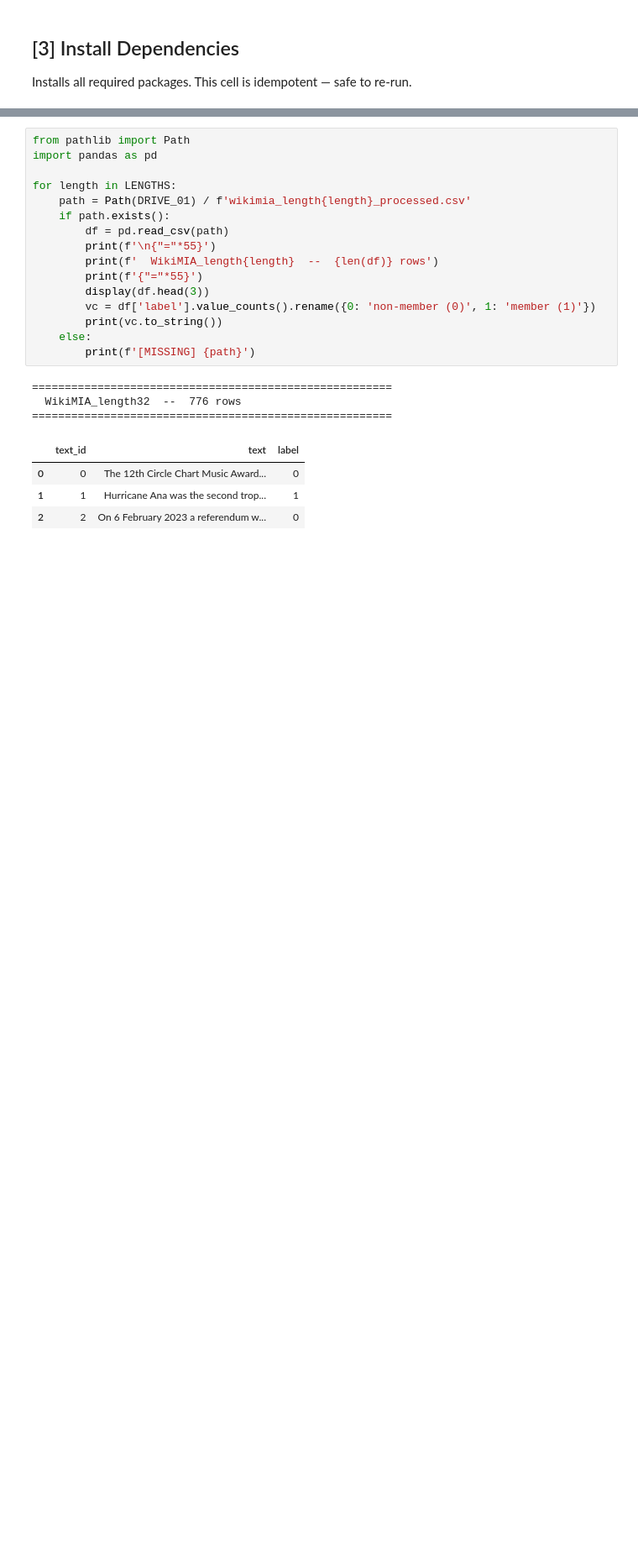
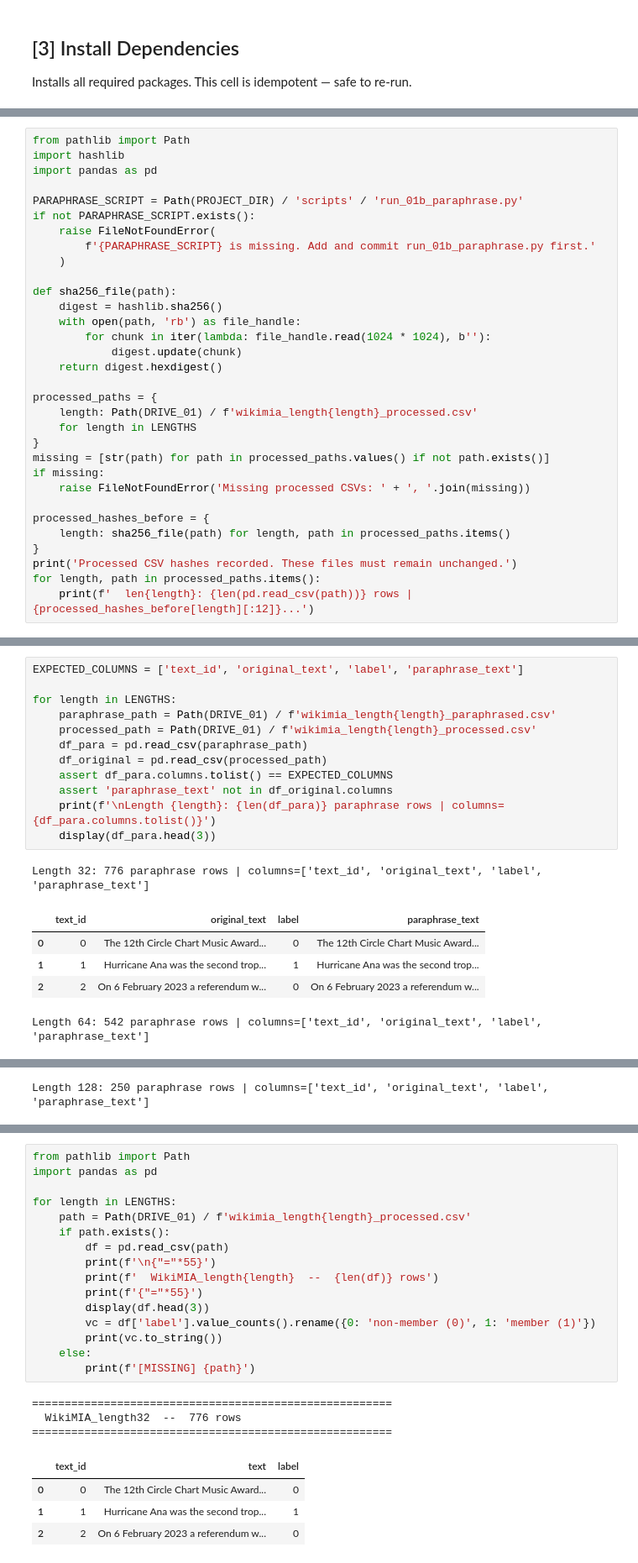
Before and after one commit to dazzlear/ai-final-project, a Jupyter notebook: master_notebook.ipynb, the cells around one changed output, grey strips where cells are left out. Shown at 84% size. Saved outputs shown, nothing was run; the diff lists cells and outputs as text; blank space fills up the shorter version.

```diff
--- a/master_notebook.ipynb
+++ b/master_notebook.ipynb
@@ -163,0 +205,32 @@ Member (label=1) and non-member (label=0) counts should be equal for all lengths
+# %%
+from pathlib import Path
+import hashlib
+import pandas as pd
+
+PARAPHRASE_SCRIPT = Path(PROJECT_DIR) / 'scripts' / 'run_01b_paraphrase.py'
+if not PARAPHRASE_SCRIPT.exists():
+    raise FileNotFoundError(
+        f'{PARAPHRASE_SCRIPT} is missing. Add and commit run_01b_paraphrase.py first.'
+    )
+
+def sha256_file(path):
+    digest = hashlib.sha256()
+    with open(path, 'rb') as file_handle:
+        for chunk in iter(lambda: file_handle.read(1024 * 1024), b''):
+            digest.update(chunk)
+    return digest.hexdigest()
+
+processed_paths = {
+    length: Path(DRIVE_01) / f'wikimia_length{length}_processed.csv'
+    for length in LENGTHS
+}
+missing = [str(path) for path in processed_paths.values() if not path.exists()]
+if missing:
+    raise FileNotFoundError('Missing processed CSVs: ' + ', '.join(missing))
+
+processed_hashes_before = {
+    length: sha256_file(path) for length, path in processed_paths.items()
+}
+print('Processed CSV hashes recorded. These files must remain unchanged.')
+for length, path in processed_paths.items():
+    print(f'  len{length}: {len(pd.read_csv(path))} rows | {processed_hashes_before[length][:12]}...')
@@ -163,0 +322,19 @@ Member (label=1) and non-member (label=0) counts should be equal for all lengths
+# %%
+EXPECTED_COLUMNS = ['text_id', 'original_text', 'label', 'paraphrase_text']
+
+for length in LENGTHS:
+    paraphrase_path = Path(DRIVE_01) / f'wikimia_length{length}_paraphrased.csv'
+    processed_path = Path(DRIVE_01) / f'wikimia_length{length}_processed.csv'
+    df_para = pd.read_csv(paraphrase_path)
+    df_original = pd.read_csv(processed_path)
+    assert df_para.columns.tolist() == EXPECTED_COLUMNS
+    assert 'paraphrase_text' not in df_original.columns
+    print(f'\nLength {length}: {len(df_para)} paraphrase rows | columns={df_para.columns.tolist()}')
+    display(df_para.head(3))
+# %% [output]
+Length 32: 776 paraphrase rows | columns=['text_id', 'original_text', 'label', 'paraphrase_text']
+|  | text_id | original_text | label | paraphrase_text |
+| 0 | 0 | The 12th Circle Chart Music Award... | 0 | The 12th Circle Chart Music Award... |
+| 1 | 1 | Hurricane Ana was the second trop... | 1 | Hurricane Ana was the second trop... |
+| 2 | 2 | On 6 February 2023 a referendum w... | 0 | On 6 February 2023 a referendum w... |
+Length 64: 542 paraphrase rows | columns=['text_id', 'original_text', 'label', 'paraphrase_text']
@@ -163,0 +345 @@ Member (label=1) and non-member (label=0) counts should be equal for all lengths
+Length 128: 250 paraphrase rows | columns=['text_id', 'original_text', 'label', 'paraphrase_text']
```
Also changed, not shown: parts of 39 cells of this notebook.
